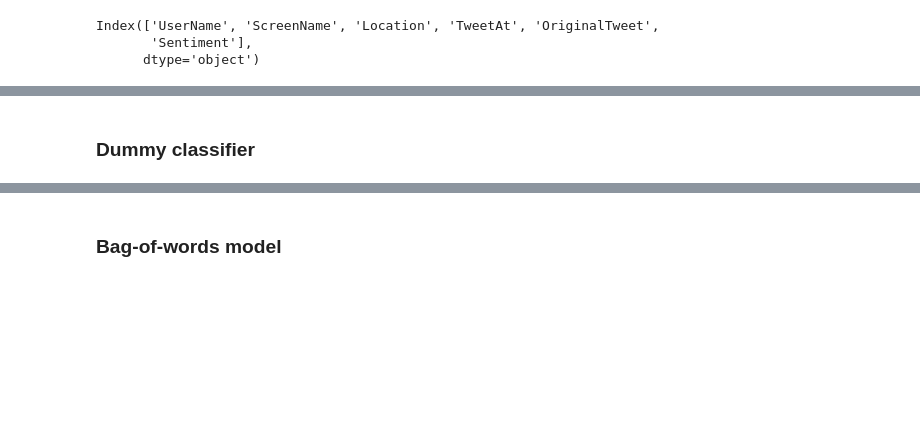
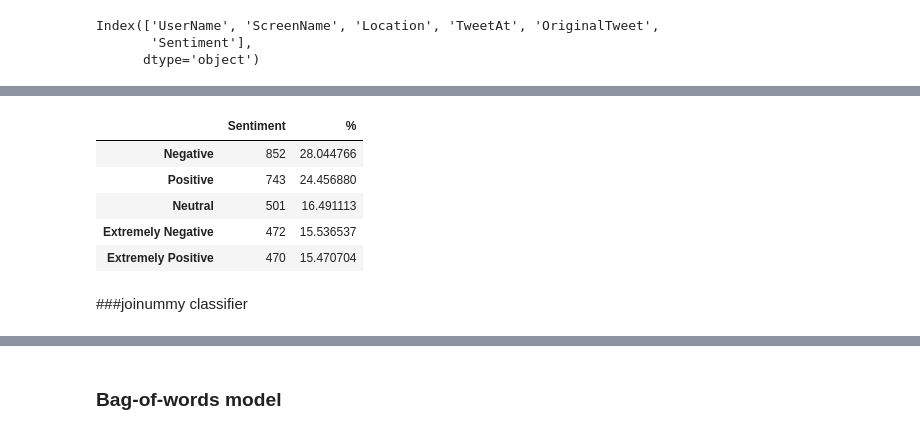
Before and after one commit to UBC-CS/cpsc330-2023s, a Jupyter notebook: lectures/13_feature-engineering-selection.ipynb, the cells around one changed output, grey strips where cells are left out. Saved outputs shown, nothing was run; the diff lists cells and outputs as text; code cells hidden in the pictures; blank space fills up the shorter version.

```diff
--- a/lectures/13_feature-engineering-selection.ipynb
+++ b/lectures/13_feature-engineering-selection.ipynb
@@ -173,0 +170,11 @@ Name: Sentiment, dtype: int64
+# %%
+y_train.value_counts().to_frame().join(y_train.value_counts(normalize=True).rename('%')*100)
+# %% [output]
+|  | Sentiment | % |
+| Negative | 852 | 28.044766 |
+| Positive | 743 | 24.456880 |
+| Neutral | 501 | 16.491113 |
+| Extremely Negative | 472 | 15.536537 |
+| Extremely Positive | 470 | 15.470704 |
+# %% [markdown]
+###joinummy classifier
@@ -207,5 +185,3 @@ def mean_std_cross_val_scores(model, X_train, y_train, **kwargs):
-# %% [markdown]
-### Dummy classifier
 # %%
 dummy = DummyClassifier()
 results["dummy"] = mean_std_cross_val_scores(
```
Also changed, not shown: parts of 29 cells of this notebook.
